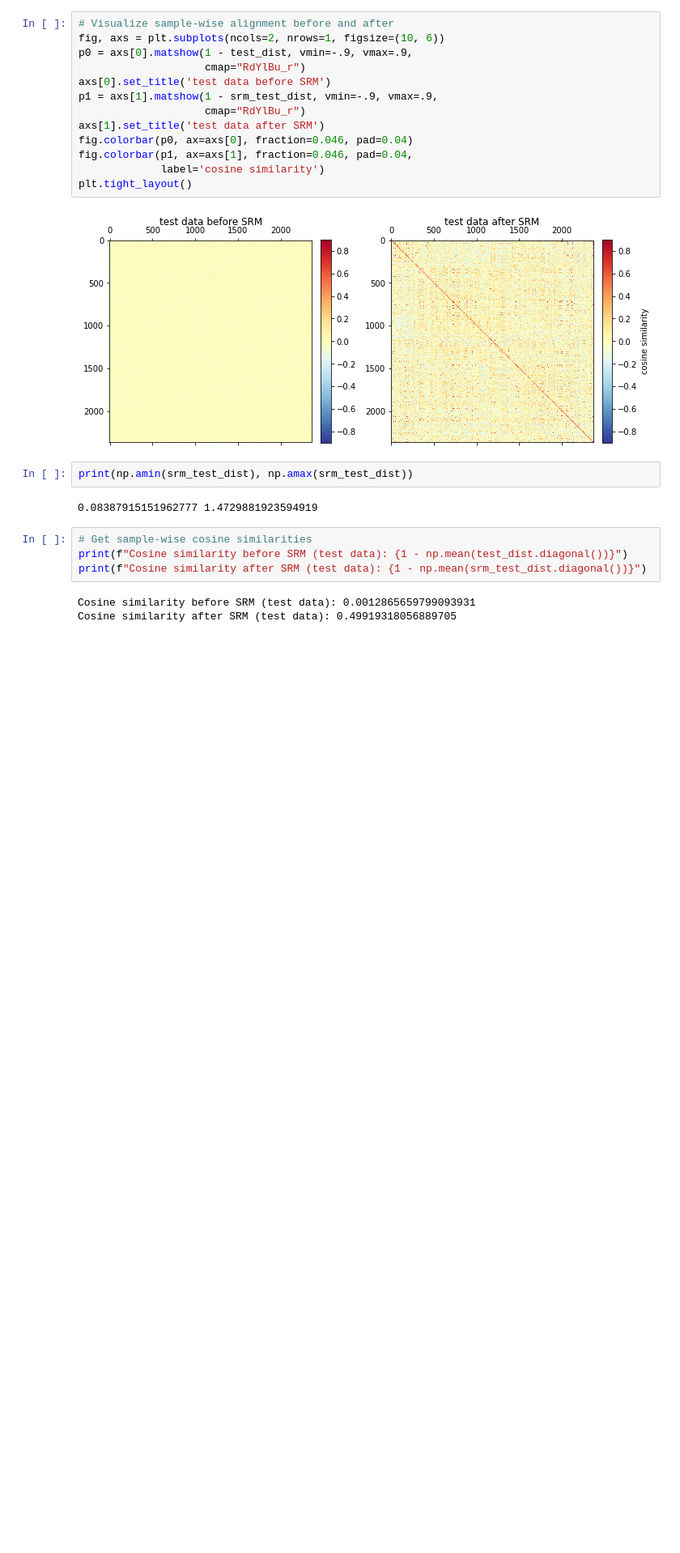
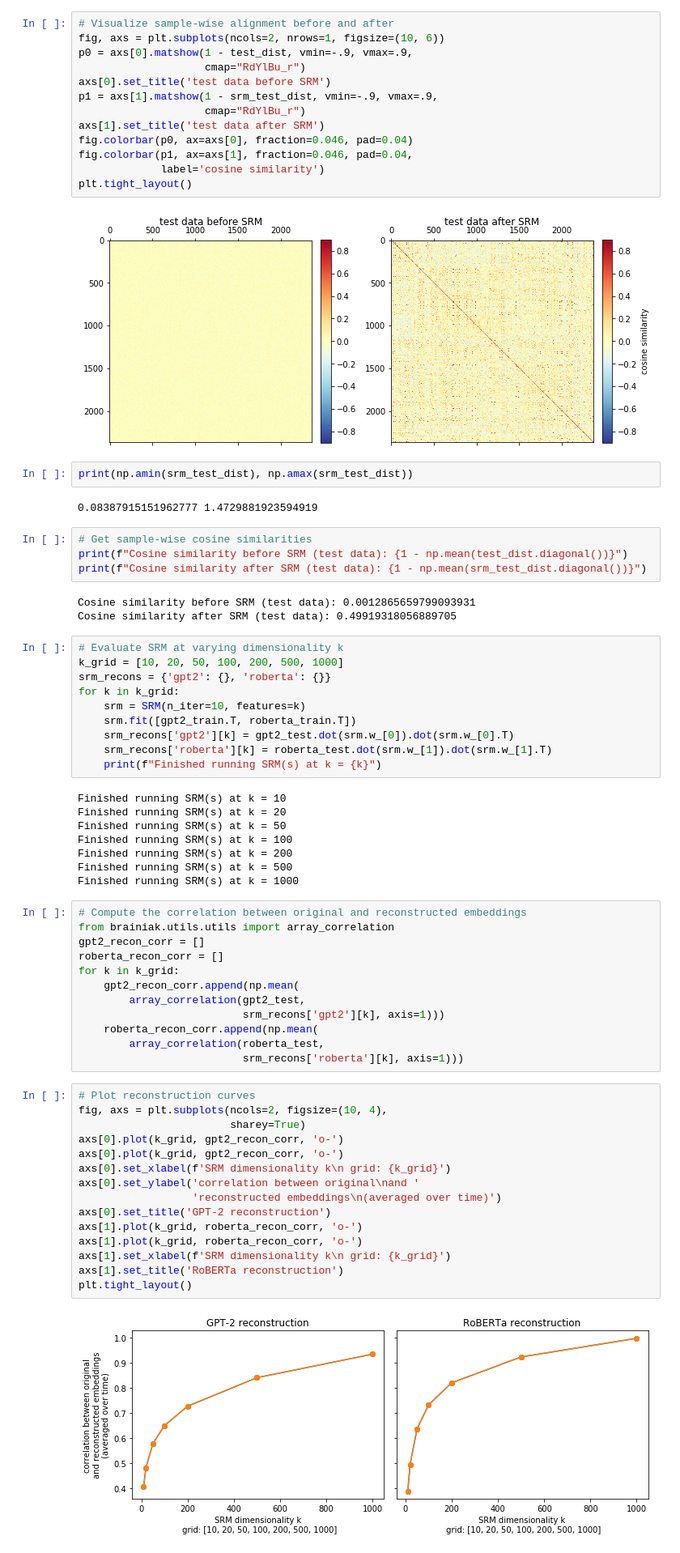
Before and after one commit to snastase/embedding-srm, a Jupyter notebook: embedding_srm.ipynb, the cells around one changed output. Shown at 81% size. Cells and saved outputs as stored; diff of their text form; blank space fills up the shorter version.

Commit message:
First pass on testing reconstruction across k

```diff
--- a/embedding_srm.ipynb
+++ b/embedding_srm.ipynb
@@ -242,3 +266,50 @@ print(f"Cosine similarity after SRM (test data): {1 - np.mean(srm_test_dist.diag
 # %% [output]
 Cosine similarity before SRM (test data): 0.0012865659799093931
 Cosine similarity after SRM (test data): 0.49919318056889705
+# %%
+# Evaluate SRM at varying dimensionality k
+k_grid = [10, 20, 50, 100, 200, 500, 1000]
+srm_recons = {'gpt2': {}, 'roberta': {}}
+for k in k_grid:
+    srm = SRM(n_iter=10, features=k)
+    srm.fit([gpt2_train.T, roberta_train.T])
+    srm_recons['gpt2'][k] = gpt2_test.dot(srm.w_[0]).dot(srm.w_[0].T)
+    srm_recons['roberta'][k] = roberta_test.dot(srm.w_[1]).dot(srm.w_[1].T)
+    print(f"Finished running SRM(s) at k = {k}")
+# %% [output]
+Finished running SRM(s) at k = 10
+Finished running SRM(s) at k = 20
+Finished running SRM(s) at k = 50
+Finished running SRM(s) at k = 100
+Finished running SRM(s) at k = 200
+Finished running SRM(s) at k = 500
+Finished running SRM(s) at k = 1000
+# %%
+# Compute the correlation between original and reconstructed embeddings
+from brainiak.utils.utils import array_correlation
+gpt2_recon_corr = []
+roberta_recon_corr = []
+for k in k_grid:
+    gpt2_recon_corr.append(np.mean(
+        array_correlation(gpt2_test,
+                          srm_recons['gpt2'][k], axis=1)))
+    roberta_recon_corr.append(np.mean(
+        array_correlation(roberta_test,
+                          srm_recons['roberta'][k], axis=1)))
+# %%
+# Plot reconstruction curves
+fig, axs = plt.subplots(ncols=2, figsize=(10, 4),
+                        sharey=True)
+axs[0].plot(k_grid, gpt2_recon_corr, 'o-')
+axs[0].plot(k_grid, gpt2_recon_corr, 'o-')
+axs[0].set_xlabel(f'SRM dimensionality k\n grid: {k_grid}')
+axs[0].set_ylabel('correlation between original\nand '
+                  'reconstructed embeddings\n(averaged over time)')
+axs[0].set_title('GPT-2 reconstruction')
+axs[1].plot(k_grid, roberta_recon_corr, 'o-')
+axs[1].plot(k_grid, roberta_recon_corr, 'o-')
+axs[1].set_xlabel(f'SRM dimensionality k\n grid: {k_grid}')
+axs[1].set_title('RoBERTa reconstruction')
+plt.tight_layout()
+# %% [output]
+[figure, added]
```
Also changed, not shown: parts of 2 cells of this notebook.
